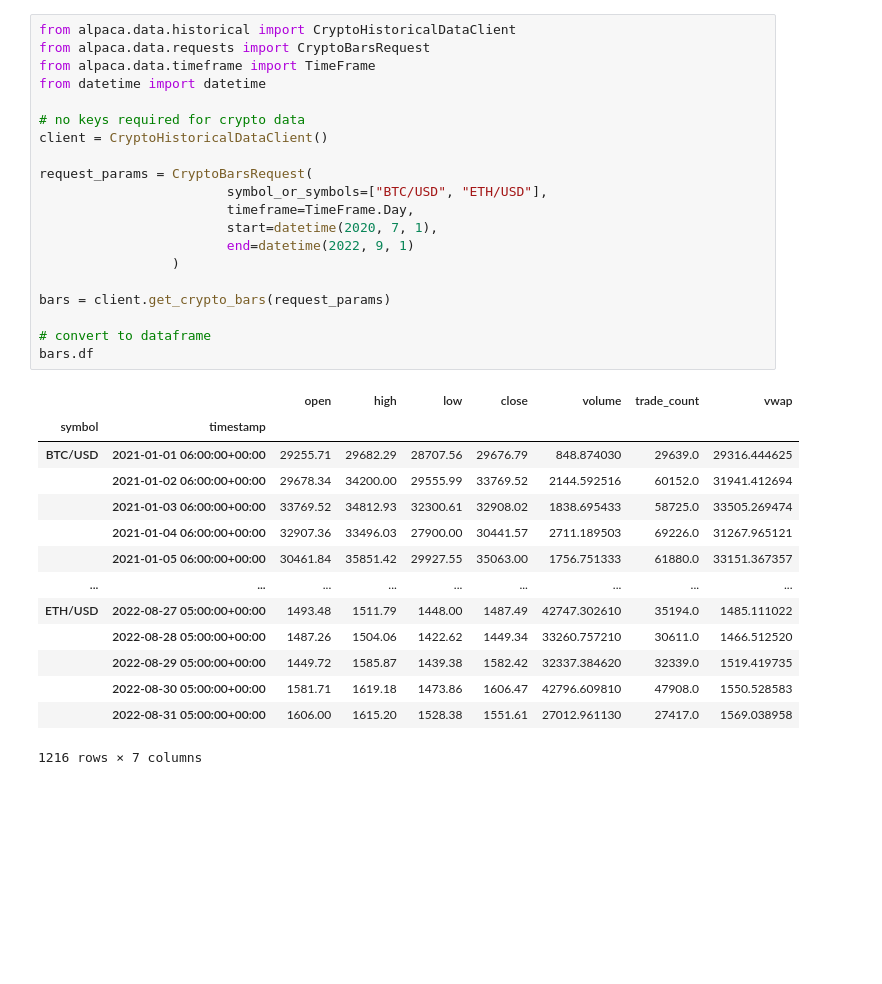
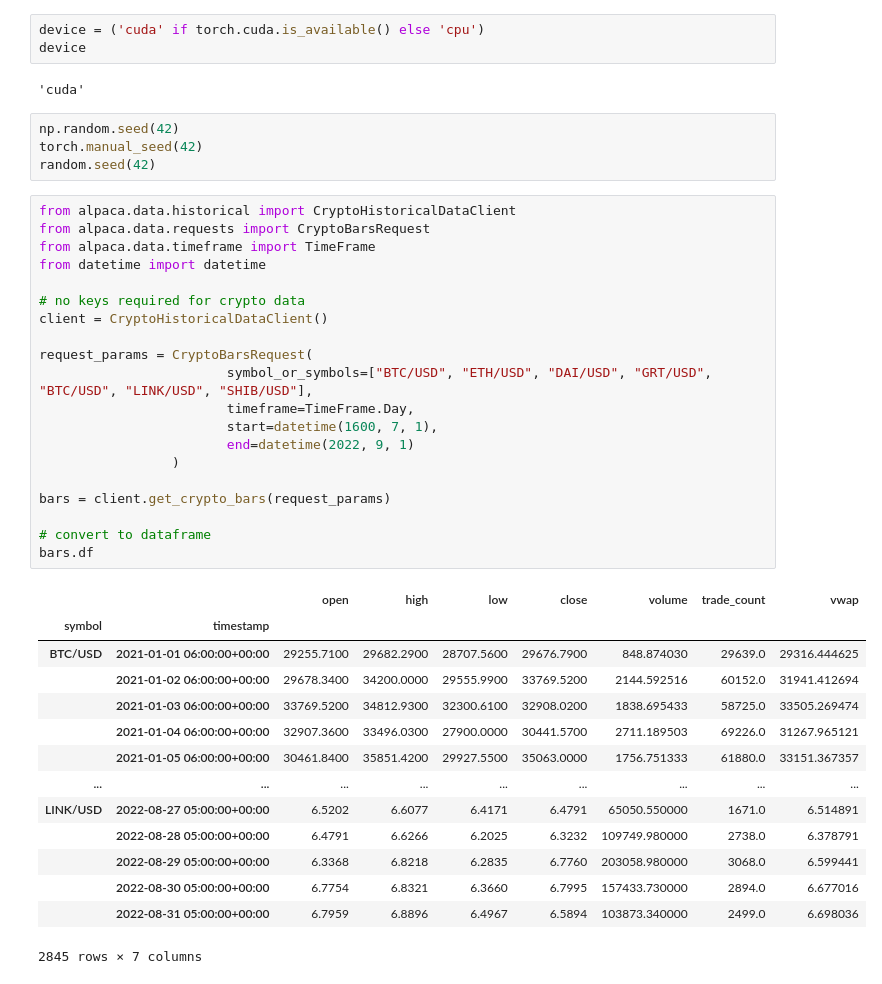
Before and after one commit to nathandsouza10/stock-analyzer, a Jupyter notebook: experiment/main.ipynb, the cells around one changed output. Cells and saved outputs as stored; diff of their text form; blank space fills up the shorter version.

```diff
--- a/experiment/main.ipynb
+++ b/experiment/main.ipynb
@@ -11,36 +32,45 @@ from sktime.performance_metrics.forecasting import mean_absolute_percentage_erro
+# %%
+device = ('cuda' if torch.cuda.is_available() else 'cpu')
+device
+# %% [output]
+'cuda'
+# %%
+np.random.seed(42)
+torch.manual_seed(42)
+random.seed(42)
 # %%
 from alpaca.data.historical import CryptoHistoricalDataClient
 from alpaca.data.requests import CryptoBarsRequest
 from alpaca.data.timeframe import TimeFrame
 from datetime import datetime
 
 # no keys required for crypto data
 client = CryptoHistoricalDataClient()
 
 request_params = CryptoBarsRequest(
-                        symbol_or_symbols=["BTC/USD", "ETH/USD"],
+                        symbol_or_symbols=["BTC/USD", "ETH/USD", "DAI/USD", "GRT/USD", "BTC/USD", "LINK/USD", "SHIB/USD"],
                         timeframe=TimeFrame.Day,
-                        start=datetime(2020, 7, 1),
+                        start=datetime(1600, 7, 1),
                         end=datetime(2022, 9, 1)
                  )
 
 bars = client.get_crypto_bars(request_params)
 
 # convert to dataframe
 bars.df
 # %% [output]
 |  |  | open | high | low | close | volume | trade_count | vwap |
 | symbol | timestamp |  |  |  |  |  |  |  |
-| BTC/USD | 2021-01-01 06:00:00+00:00 | 29255.71 | 29682.29 | 28707.56 | 29676.79 | 848.874030 | 29639.0 | 29316.444625 |
-|  | 2021-01-02 06:00:00+00:00 | 29678.34 | 34200.00 | 29555.99 | 33769.52 | 2144.592516 | 60152.0 | 31941.412694 |
-|  | 2021-01-03 06:00:00+00:00 | 33769.52 | 34812.93 | 32300.61 | 32908.02 | 1838.695433 | 58725.0 | 33505.269474 |
-|  | 2021-01-04 06:00:00+00:00 | 32907.36 | 33496.03 | 27900.00 | 30441.57 | 2711.189503 | 69226.0 | 31267.965121 |
-|  | 2021-01-05 06:00:00+00:00 | 30461.84 | 35851.42 | 29927.55 | 35063.00 | 1756.751333 | 61880.0 | 33151.367357 |
+| BTC/USD | 2021-01-01 06:00:00+00:00 | 29255.7100 | 29682.2900 | 28707.5600 | 29676.7900 | 848.874030 | 29639.0 | 29316.444625 |
+|  | 2021-01-02 06:00:00+00:00 | 29678.3400 | 34200.0000 | 29555.9900 | 33769.5200 | 2144.592516 | 60152.0 | 31941.412694 |
+|  | 2021-01-03 06:00:00+00:00 | 33769.5200 | 34812.9300 | 32300.6100 | 32908.0200 | 1838.695433 | 58725.0 | 33505.269474 |
+|  | 2021-01-04 06:00:00+00:00 | 32907.3600 | 33496.0300 | 27900.0000 | 30441.5700 | 2711.189503 | 69226.0 | 31267.965121 |
+|  | 2021-01-05 06:00:00+00:00 | 30461.8400 | 35851.4200 | 29927.5500 | 35063.0000 | 1756.751333 | 61880.0 | 33151.367357 |
 | ... | ... | ... | ... | ... | ... | ... | ... | ... |
-| ETH/USD | 2022-08-27 05:00:00+00:00 | 1493.48 | 1511.79 | 1448.00 | 1487.49 | 42747.302610 | 35194.0 | 1485.111022 |
-|  | 2022-08-28 05:00:00+00:00 | 1487.26 | 1504.06 | 1422.62 | 1449.34 | 33260.757210 | 30611.0 | 1466.512520 |
-|  | 2022-08-29 05:00:00+00:00 | 1449.72 | 1585.87 | 1439.38 | 1582.42 | 32337.384620 | 32339.0 | 1519.419735 |
-|  | 2022-08-30 05:00:00+00:00 | 1581.71 | 1619.18 | 1473.86 | 1606.47 | 42796.609810 | 47908.0 | 1550.528583 |
-|  | 2022-08-31 05:00:00+00:00 | 1606.00 | 1615.20 | 1528.38 | 1551.61 | 27012.961130 | 27417.0 | 1569.038958 |
+| LINK/USD | 2022-08-27 05:00:00+00:00 | 6.5202 | 6.6077 | 6.4171 | 6.4791 | 65050.550000 | 1671.0 | 6.514891 |
+|  | 2022-08-28 05:00:00+00:00 | 6.4791 | 6.6266 | 6.2025 | 6.3232 | 109749.980000 | 2738.0 | 6.378791 |
+|  | 2022-08-29 05:00:00+00:00 | 6.3368 | 6.8218 | 6.2835 | 6.7760 | 203058.980000 | 3068.0 | 6.599441 |
+|  | 2022-08-30 05:00:00+00:00 | 6.7754 | 6.8321 | 6.3660 | 6.7995 | 157433.730000 | 2894.0 | 6.677016 |
+|  | 2022-08-31 05:00:00+00:00 | 6.7959 | 6.8896 | 6.4967 | 6.5894 | 103873.340000 | 2499.0 | 6.698036 |
-1216 rows × 7 columns
+2845 rows × 7 columns
 # %%
```
Also changed, not shown: parts of 13 cells of this notebook.
